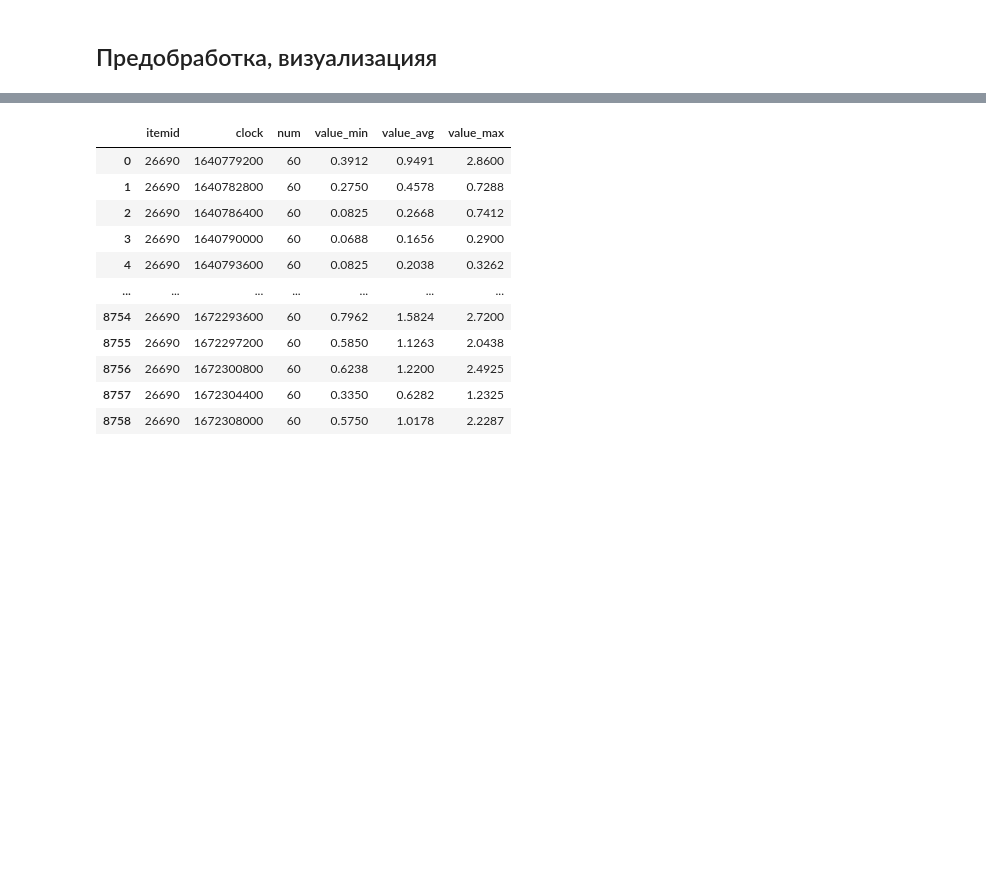
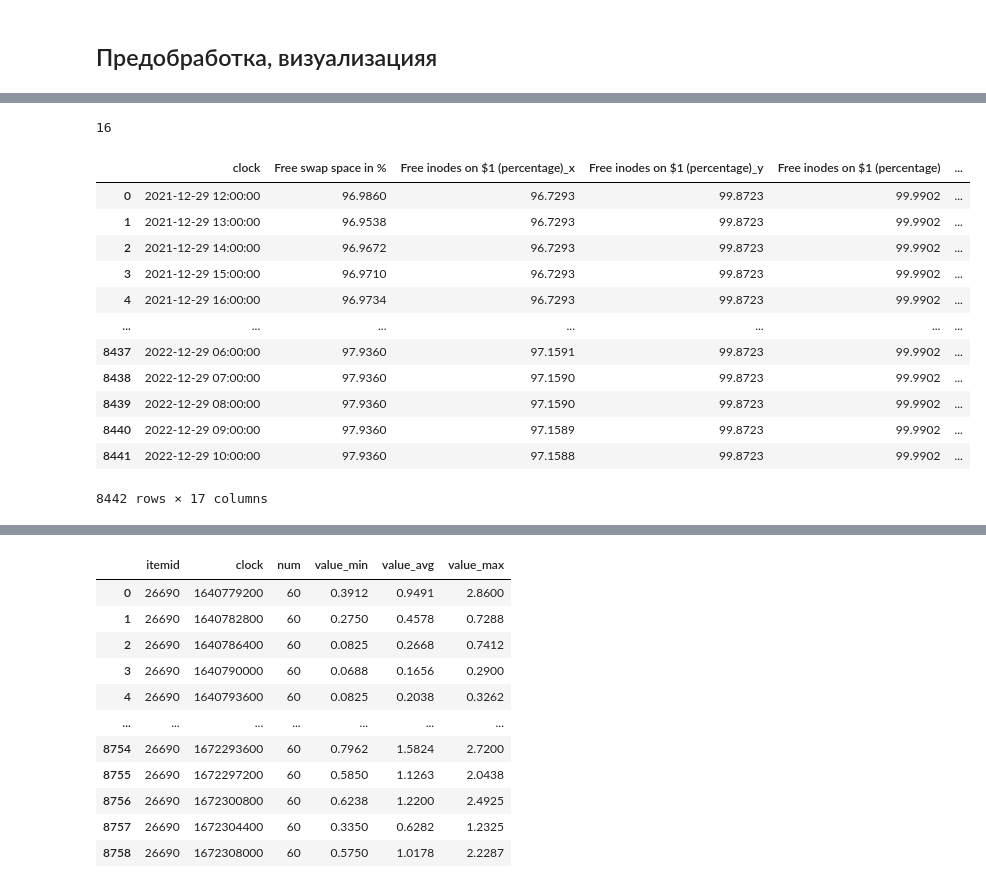
Before and after one commit to imilore-team/time_series, a Jupyter notebook: test.ipynb, the cells around one changed output, grey strips where cells are left out. Saved outputs shown, nothing was run; the diff lists cells and outputs as text; code cells hidden in the pictures; blank space fills up the shorter version.

```diff
--- a/test.ipynb
+++ b/test.ipynb
@@ -58,0 +98,24 @@ warnings.filterwarnings("ignore") # `do not disturbe` mode
+# %%
+print(len(params))
+for param in params[1:]:
+    cur_df = df[df.itemid == param].drop(columns=["num", "value_min", "value_max", "hostid", "host", "itemid.1",
+                                                   "units", "key_", "description", "itemid"])
+    cur_df.rename(columns={"value_avg": list(cur_df["name"])[0]}, inplace=True)
+    cur_df = cur_df.drop(columns=["name"])
+    base_df = pd.merge(base_df, cur_df, on='clock', how='inner')
+base_df
+# %% [output]
+16
+|  | clock | Free swap space in % | Free inodes on $1 (percentage)_x | Free inodes on $1 (percentage)_y | Free inodes on $1 (percentage) | ... |
+| 0 | 2021-12-29 12:00:00 | 96.9860 | 96.7293 | 99.8723 | 99.9902 | ... |
+| 1 | 2021-12-29 13:00:00 | 96.9538 | 96.7293 | 99.8723 | 99.9902 | ... |
+| 2 | 2021-12-29 14:00:00 | 96.9672 | 96.7293 | 99.8723 | 99.9902 | ... |
+| 3 | 2021-12-29 15:00:00 | 96.9710 | 96.7293 | 99.8723 | 99.9902 | ... |
+| 4 | 2021-12-29 16:00:00 | 96.9734 | 96.7293 | 99.8723 | 99.9902 | ... |
+| ... | ... | ... | ... | ... | ... | ... |
+| 8437 | 2022-12-29 06:00:00 | 97.9360 | 97.1591 | 99.8723 | 99.9902 | ... |
+| 8438 | 2022-12-29 07:00:00 | 97.9360 | 97.1590 | 99.8723 | 99.9902 | ... |
+| 8439 | 2022-12-29 08:00:00 | 97.9360 | 97.1590 | 99.8723 | 99.9902 | ... |
+| 8440 | 2022-12-29 09:00:00 | 97.9360 | 97.1589 | 99.8723 | 99.9902 | ... |
+| 8441 | 2022-12-29 10:00:00 | 97.9360 | 97.1588 | 99.8723 | 99.9902 | ... |
+8442 rows × 17 columns
```
Also changed, not shown: parts of 8 cells of this notebook, 2 other files.
